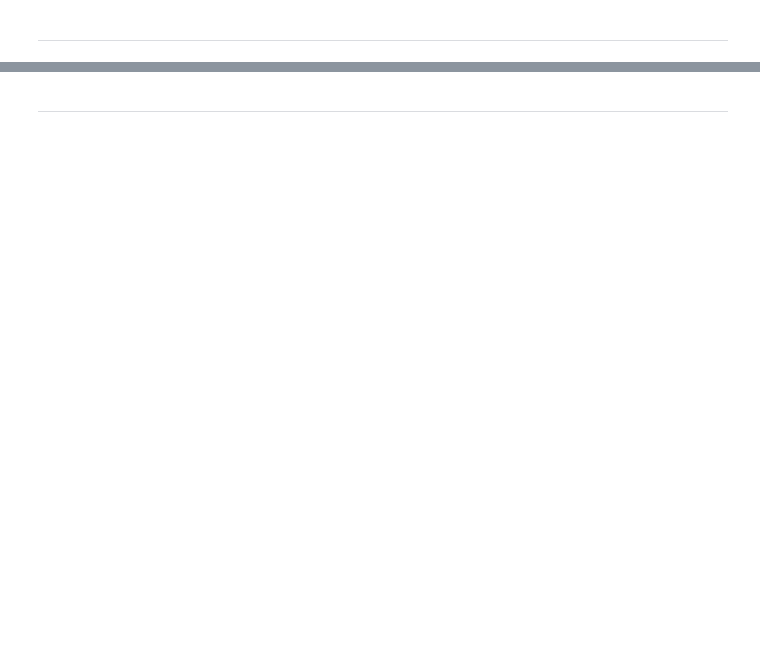
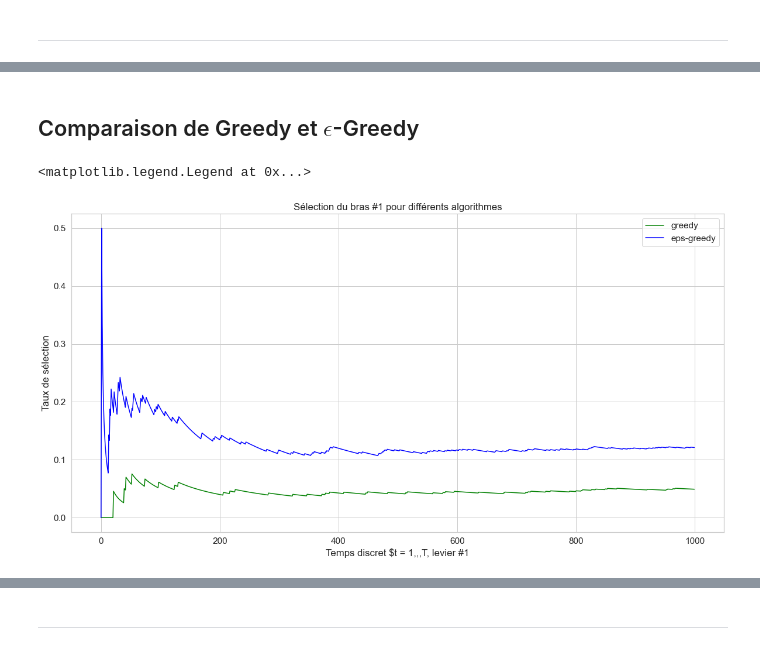
Before and after one commit to Meriadoc-gitgit/Bandits-Manchos-Simulation, a Jupyter notebook: puissance-4-game.ipynb, the cells around one changed output, grey strips where cells are left out. Cells and saved outputs as stored; diff of their text form; code cells hidden in the pictures; blank space fills up the shorter version.

```diff
--- a/puissance-4-game.ipynb
+++ b/puissance-4-game.ipynb
@@ -247,0 +250,24 @@ gr.UCB(strategy, [14,16,3,5,1,76,14,12])
+# %% [markdown]
+## Comparaison de Greedy et $\epsilon$-Greedy
+# %%
+# ================================================
+# SELECTION RATE OF THE GREEDY AND E-GREEDY ALGORITHMS
+# ================================================
+plt.plot(
+  Graphic.selections_simulation(P,1,"greedy",1000,1),
+  label="greedy",
+  color="green")
+
+plt.plot(
+  Graphic.selections_simulation(P,1,"eps-greedy",1000,1),
+  label="eps-greedy",
+  color="blue")
+
+plt.xlabel("Temps discret $t = 1,,,T, levier #1")
+plt.ylabel("Taux de sélection")
+plt.title("Sélection du bras #1 pour différents algorithmes")
+
+plt.legend()
+# %% [output]
+<matplotlib.legend.Legend at 0x...>
+[figure, added]
```
Also changed, not shown: parts of 19 cells of this notebook, 6 other files.
